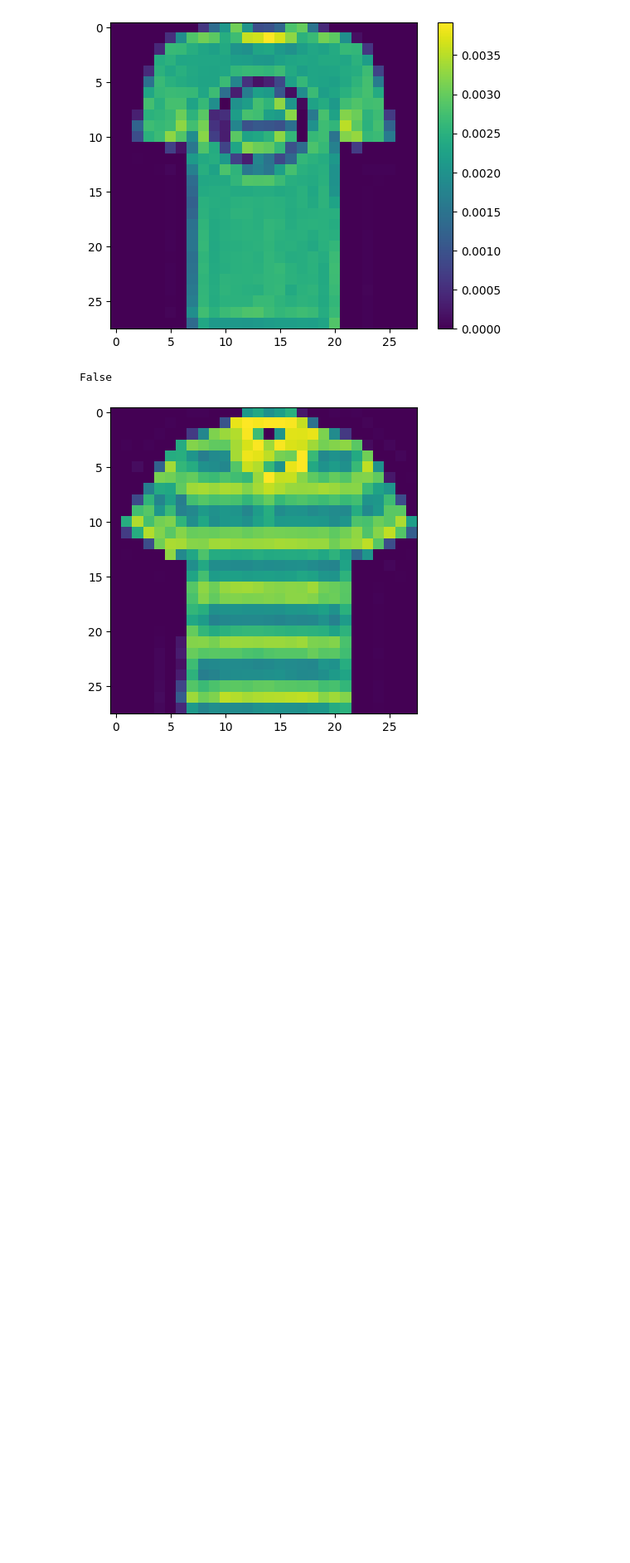
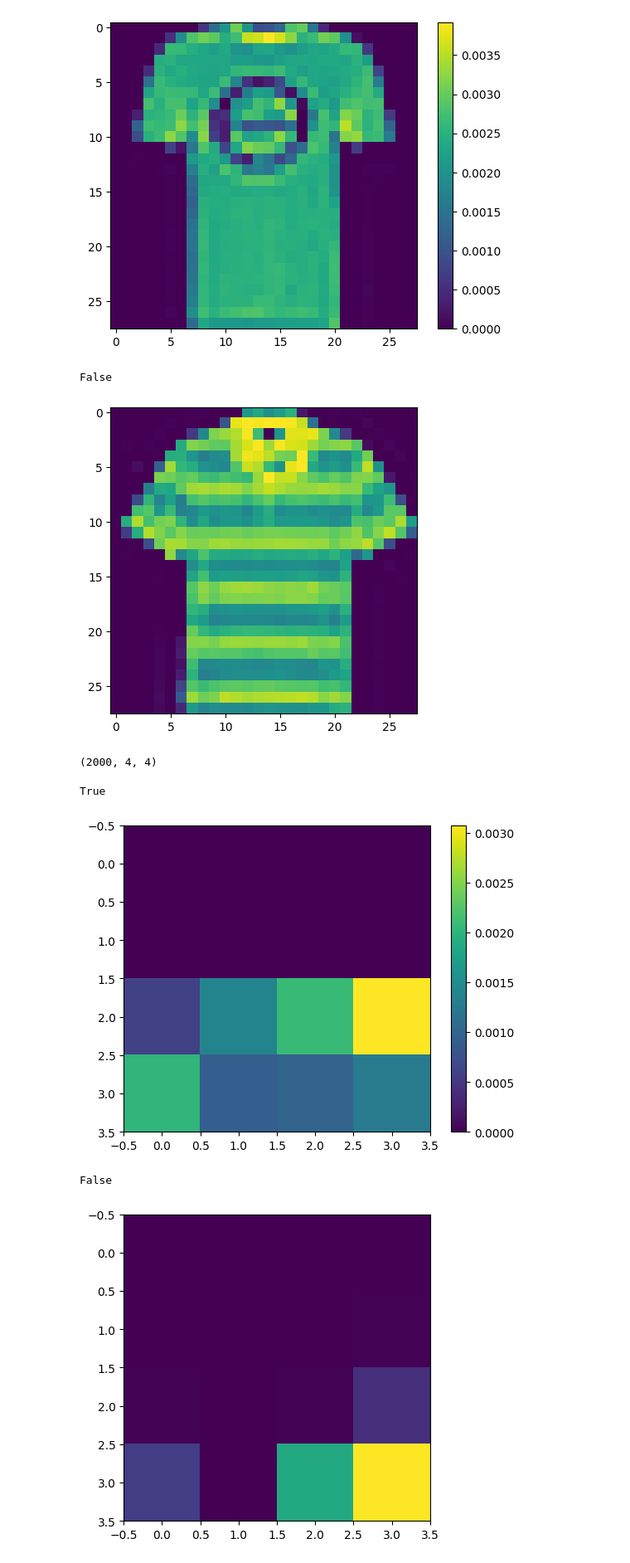
Before and after one commit to iQuHACK/2023_IonQ_Remote, a Jupyter notebook: Part1/part1_leander.ipynb, the cells around one changed output. Shown at 83% size. Cells and saved outputs as stored; diff of their text form; code cells hidden in the pictures; blank space fills up the shorter version.

```diff
--- a/Part1/part1_leander.ipynb
+++ b/Part1/part1_leander.ipynb
@@ -37,3 +37,32 @@ True
 [figure]
 False
 [figure]
+# %%
+images_resized = np.resize(images, (len(images), 4, 4))
+images_resized.shape
+# %% [output]
+(2000, 4, 4)
+# %%
+true = False
+false = False
+for i, label in enumerate(labels[5:]):
+    if not true and label:
+        print(label)
+        plt.imshow(images_resized[i])
+        plt.colorbar()
+        plt.show()
+        true = True
+
+    if not false and not label:
+        print(label)
+        plt.imshow(images_resized[i])
+        plt.show()
+        false = True
+
+    if true and false:
+        break
+# %% [output]
+True
+[figure, added]
+False
+[figure, added]
```
Also changed, not shown: parts of 28 cells of this notebook, 2 other files.
